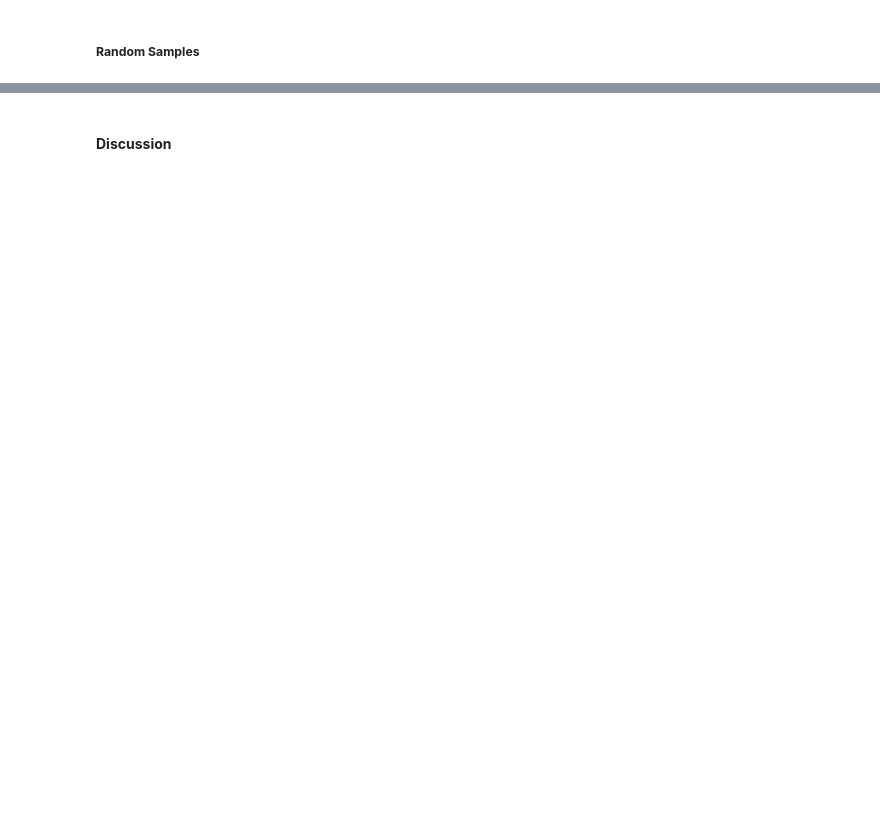
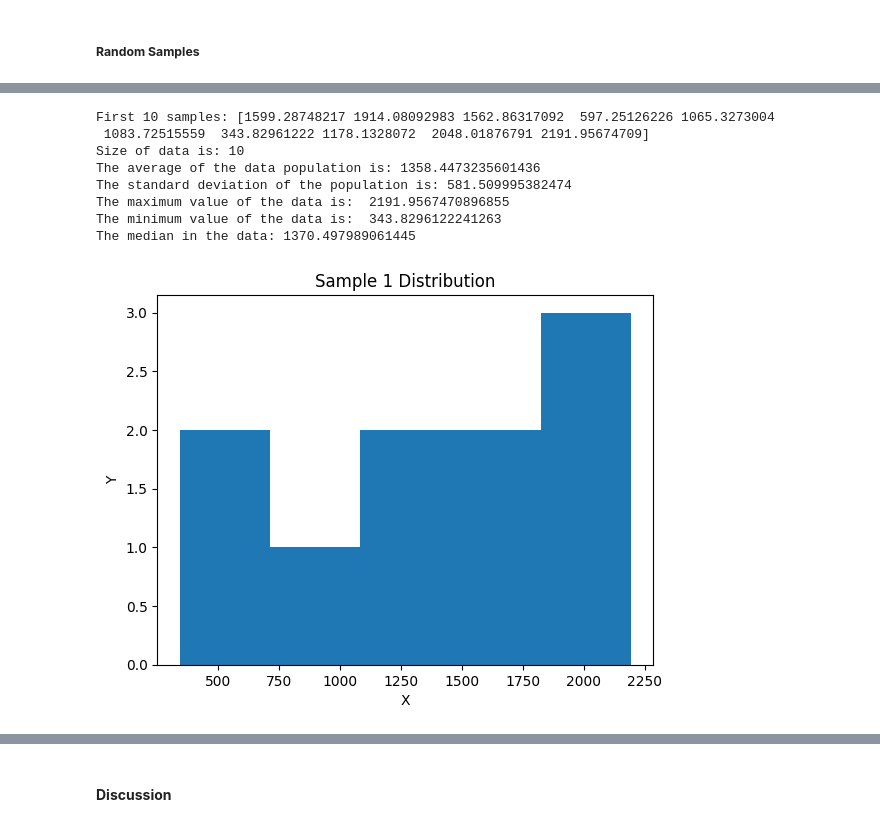
Before and after one commit to sondosaabed/SP.TOP-Data-Science-and-Analytics, a Jupyter notebook: Assignments/A3/1190652_A3.ipynb, the cells around one changed output, grey strips where cells are left out. Saved outputs shown, nothing was run; the diff lists cells and outputs as text; code cells hidden in the pictures; blank space fills up the shorter version.

```diff
--- a/Assignments/A3/1190652_A3.ipynb
+++ b/Assignments/A3/1190652_A3.ipynb
@@ -90 +231,14 @@ import os
+# %%
+def get_random_sample(data=None, sample_size=None, seed =1190652):
+    """
+    This function takes a random sample of data.
+    Args:
+        data (1D np.array): contains data.
+        sample_size (integer): the size of the sample
+        seed (integer): the random seed with deafult value my Studnet Id
+    Returns:
+        (1D np.array) A sample with specific size
+    """
+    random.seed(seed)
+    return random.choice(data,sample_size, replace=False)
 # %% [markdown]
@@ -91,0 +246,16 @@ import os
+# %%
+sample_1 = get_random_sample(generated, sample_size= 10)
+print("First 10 samples:",sample_1[0:10])
+statics_1 = get_descriptive_statics(sample_1)
+print_descriptive_statics(statics_1)
+plot_single_ndistribution(sample_1, bins = 5, title="Sample 1 Distribution")
+# %% [output]
+First 10 samples: [1599.28748217 1914.08092983 1562.86317092  597.25126226 1065.3273004
+ 1083.72515559  343.82961222 1178.1328072  2048.01876791 2191.95674709]
+Size of data is: 10
+The average of the data population is: 1358.4473235601436
+The standard deviation of the population is: 581.509995382474
+The maximum value of the data is:  2191.9567470896855
+The minimum value of the data is:  343.8296122241263
+The median in the data: 1370.497989061445
+[figure, added]
```
Also changed, not shown: parts of 62 cells of this notebook.
